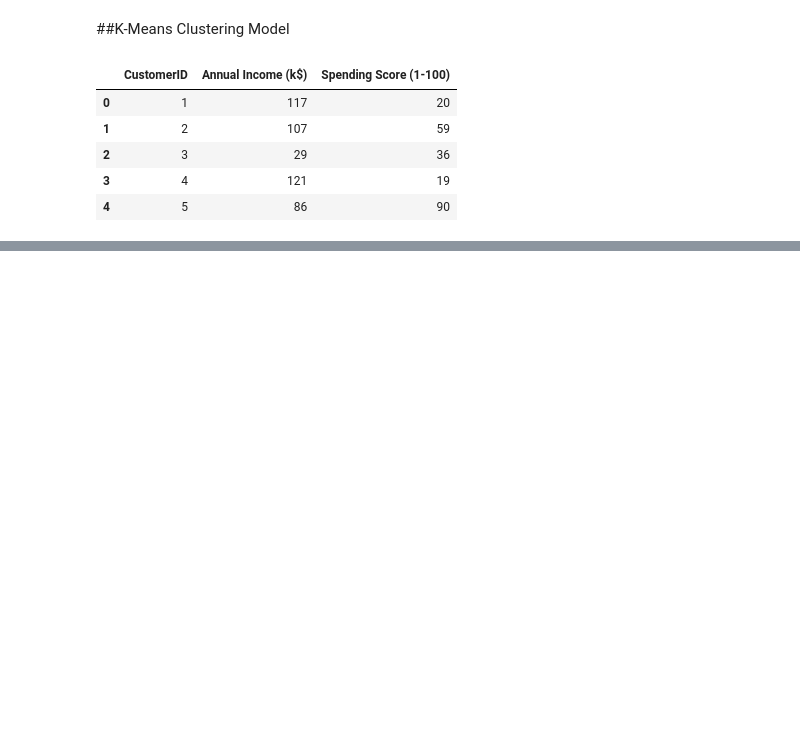
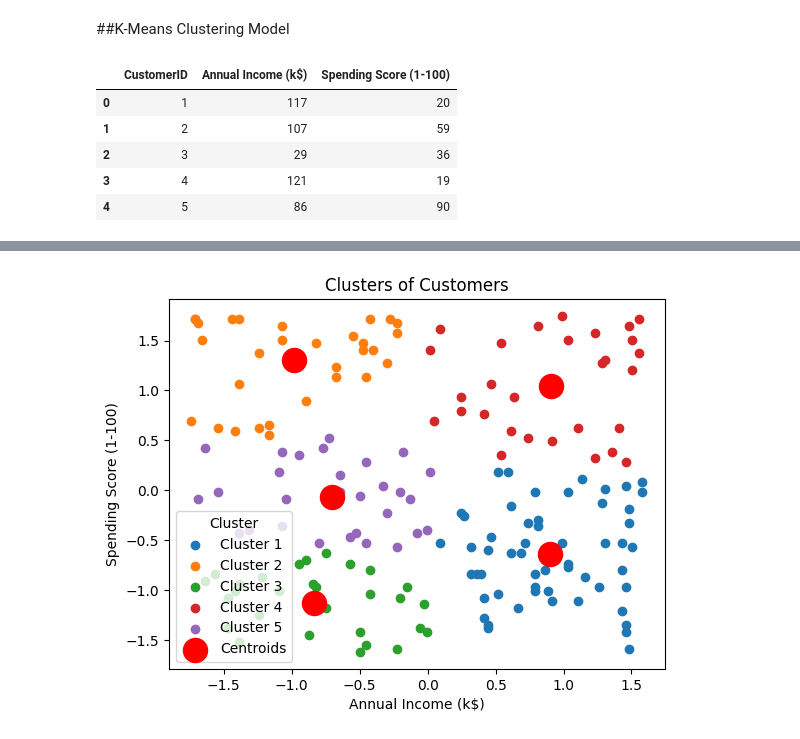
Before and after one commit to OkemaPaulMark/machine_learning_journey, a Jupyter notebook: unsupervised_learning/k-means_clustering.ipynb, the cells around one changed output, grey strips where cells are left out. Cells and saved outputs as stored; diff of their text form; code cells hidden in the pictures; blank space fills up the shorter version.

```diff
--- a/unsupervised_learning/k-means_clustering.ipynb
+++ b/unsupervised_learning/k-means_clustering.ipynb
@@ -69,0 +81,15 @@ plt.show()
+# %%
+#predict the clusters
+y_kmeans = kmeans.predict(X_scaled)
+# %%
+#plot each cluster with different color using a for loop
+for i in range(optimal_clusters):
+    plt.scatter(X_scaled[y_kmeans == i, 0], X_scaled[y_kmeans == i, 1], label=f'Cluster {i+1}')
+plt.scatter(kmeans.cluster_centers_[:, 0], kmeans.cluster_centers_[:, 1], s=300, c='red', label='Centroids')
+plt.title('Clusters of Customers')
+plt.xlabel('Annual Income (k$)')
+plt.ylabel('Spending Score (1-100)')
+plt.legend(title='Cluster')
+plt.show()
+# %% [output]
+[figure, added]
```
Also changed, not shown: parts of 9 cells of this notebook, 3 other files.
